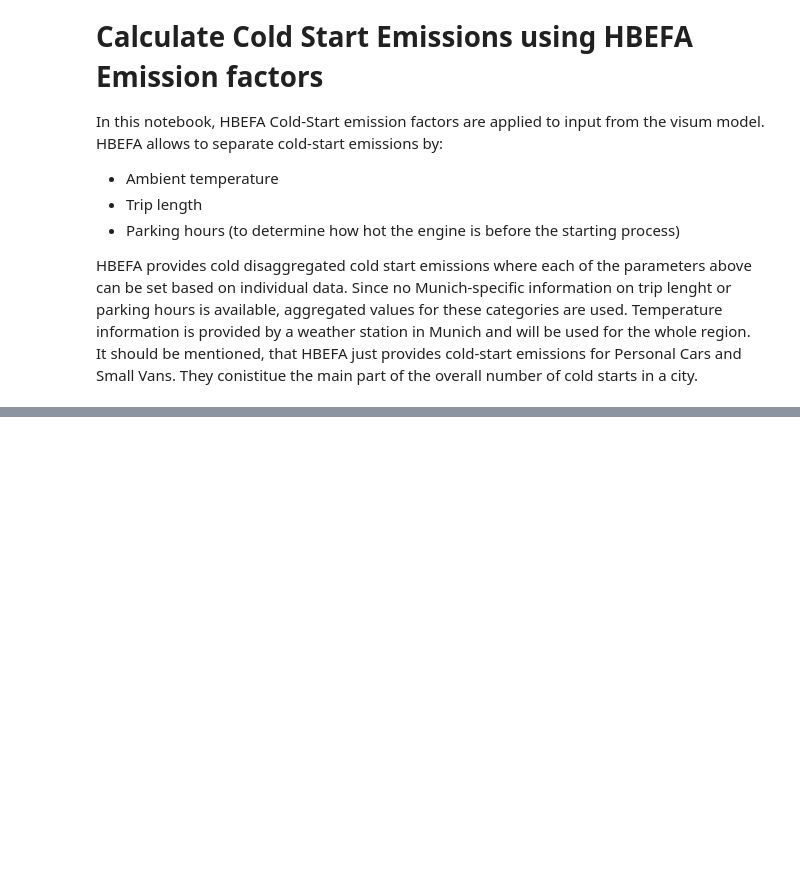
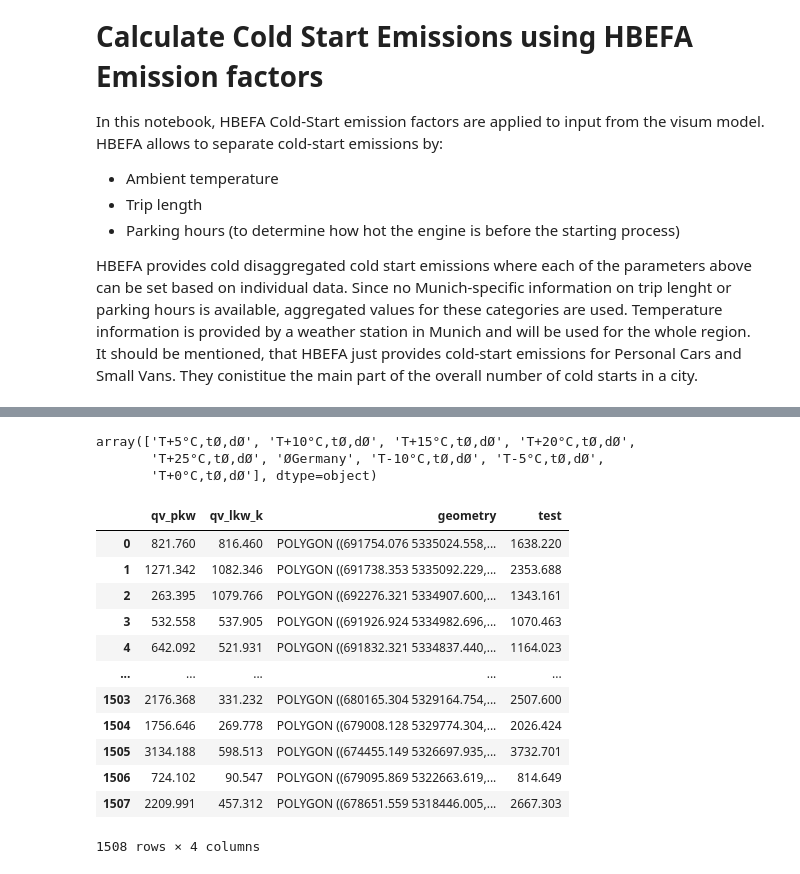
Before and after one commit to tum-esm/drive-inventory, a Jupyter notebook: notebooks/hbefa_coldstart_emissions.ipynb, the cells around one changed output, grey strips where cells are left out. Cells and saved outputs as stored; diff of their text form; code cells hidden in the pictures; blank space fills up the shorter version.

```diff
--- a/notebooks/hbefa_coldstart_emissions.ipynb
+++ b/notebooks/hbefa_coldstart_emissions.ipynb
@@ -96,0 +209,27 @@ visum_zones
+# %%
+cs.reset_index()['AmbientCondPattern'].unique()
+# %% [output]
+array(['T+5°C,tØ,dØ', 'T+10°C,tØ,dØ', 'T+15°C,tØ,dØ', 'T+20°C,tØ,dØ',
+       'T+25°C,tØ,dØ', 'ØGermany', 'T-10°C,tØ,dØ', 'T-5°C,tØ,dØ',
+       'T+0°C,tØ,dØ'], dtype=object)
+# %%
+def test_sum(a, b):
+    return a+b
+
+
+
+visum_zones['test'] = visum_zones[['qv_pkw', 'qv_lkw_k']].apply(lambda x: test_sum(x['qv_pkw'], x['qv_lkw_k']), axis = 1)
+# %% [output]
+|  | qv_pkw | qv_lkw_k | geometry | test |
+| 0 | 821.760 | 816.460 | POLYGON ((691754.076 5335024.558,... | 1638.220 |
+| 1 | 1271.342 | 1082.346 | POLYGON ((691738.353 5335092.229,... | 2353.688 |
+| 2 | 263.395 | 1079.766 | POLYGON ((692276.321 5334907.600,... | 1343.161 |
+| 3 | 532.558 | 537.905 | POLYGON ((691926.924 5334982.696,... | 1070.463 |
+| 4 | 642.092 | 521.931 | POLYGON ((691832.321 5334837.440,... | 1164.023 |
+| ... | ... | ... | ... | ... |
+| 1503 | 2176.368 | 331.232 | POLYGON ((680165.304 5329164.754,... | 2507.600 |
+| 1504 | 1756.646 | 269.778 | POLYGON ((679008.128 5329774.304,... | 2026.424 |
+| 1505 | 3134.188 | 598.513 | POLYGON ((674455.149 5326697.935,... | 3732.701 |
+| 1506 | 724.102 | 90.547 | POLYGON ((679095.869 5322663.619,... | 814.649 |
+| 1507 | 2209.991 | 457.312 | POLYGON ((678651.559 5318446.005,... | 2667.303 |
+1508 rows × 4 columns
```
Also changed, not shown: parts of 16 cells of this notebook, 2 other files.
